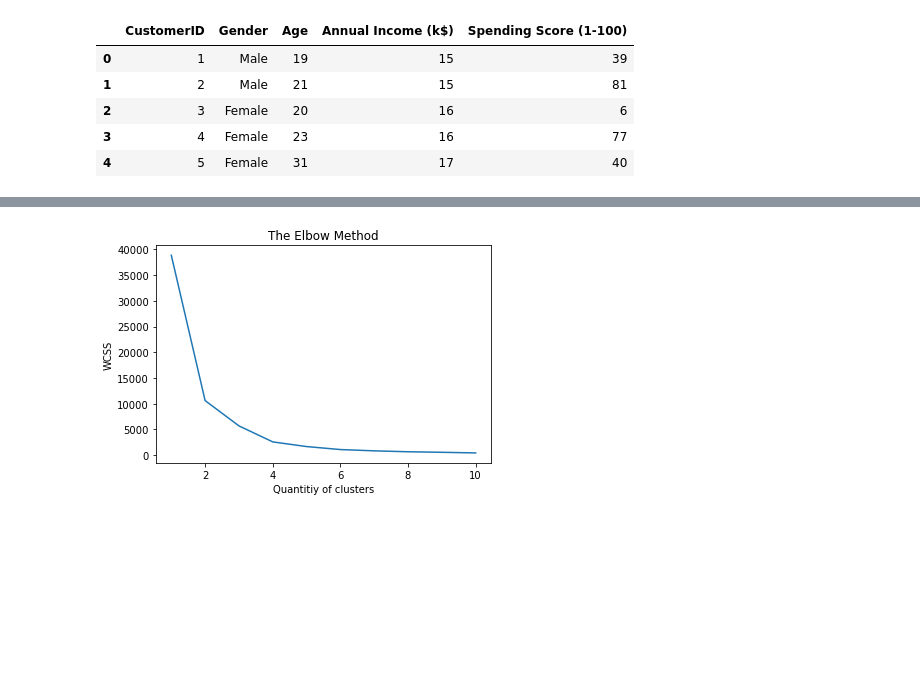
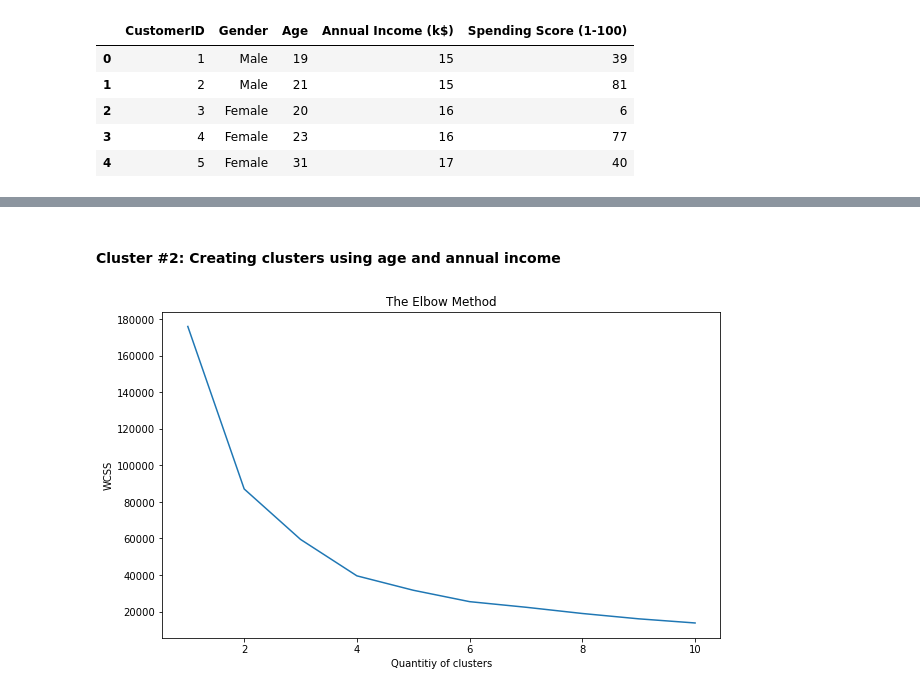
Before and after one commit to tw7366/Projects, a Jupyter notebook: Projects/Mall Customer Segmentation.ipynb, the cells around one changed output, grey strips where cells are left out. Saved outputs shown, nothing was run; the diff lists cells and outputs as text; code cells hidden in the pictures; blank space fills up the shorter version.

Commit message:
added cluster visualizations and codes

```diff
--- a/Projects/Mall Customer Segmentation.ipynb
+++ b/Projects/Mall Customer Segmentation.ipynb
@@ -33,10 +67,9 @@ mall_df.head()
 # %%
 from sklearn import preprocessing
 
-# first, have to change genders to numerical values
 gender_label = mall_df[['Gender']].apply(preprocessing.LabelEncoder().fit_transform)
 mall_df['Gender'] = gender_label['Gender']
-ga_X = mall_df[['Gender', 'Age']].values  # X of gender & age
+mall_df.rename(columns={'Annual Income (k$)':'Annual Income', 'Spending Score (1-100)':'Spending Score'}, inplace=True)
 
 mall_df.head()
 # %% [output]
@@ -51,10 +86,19 @@ mall_df.head()
 # %%
 from sklearn.cluster import KMeans
+
+X = mall_df[['Age', 'Spending Score']]
 
 # use the elbow method to determine then optimal number of clusters
 wcss = []  # within-cluster sum of square
 
 for i in range(1, 11):
     clusters = KMeans(n_clusters=i)
-    clusters.fit(ga_X)
+    clusters.fit(X)
     wcss.append(clusters.inertia_)
+
+plt.figure(figsize=(10,6))
+plt.plot(range(1,11), wcss)
+plt.title('The Elbow Method')
+plt.xlabel('Quantitiy of clusters')
+plt.ylabel('WCSS')
+plt.show()
@@ -61,8 +139,20 @@ for i in range(1, 11):
+# %% [markdown]
+#### Cluster #2: Creating clusters using age and annual income
 # %%
+X = mall_df[['Age', 'Annual Income']]
+
+wcss = []
+
+for i in range(1, 11):
+    clusters = KMeans(n_clusters=i)
+    clusters.fit(X)
+    wcss.append(clusters.inertia_)
+
+plt.figure(figsize=(10,6))
 plt.plot(range(1,11), wcss)
 plt.title('The Elbow Method')
 plt.xlabel('Quantitiy of clusters')
 plt.ylabel('WCSS')
 plt.show()
 # %% [output]
-[figure, old version]
+[figure, new version]
```
Also changed, not shown: parts of 23 cells of this notebook.
